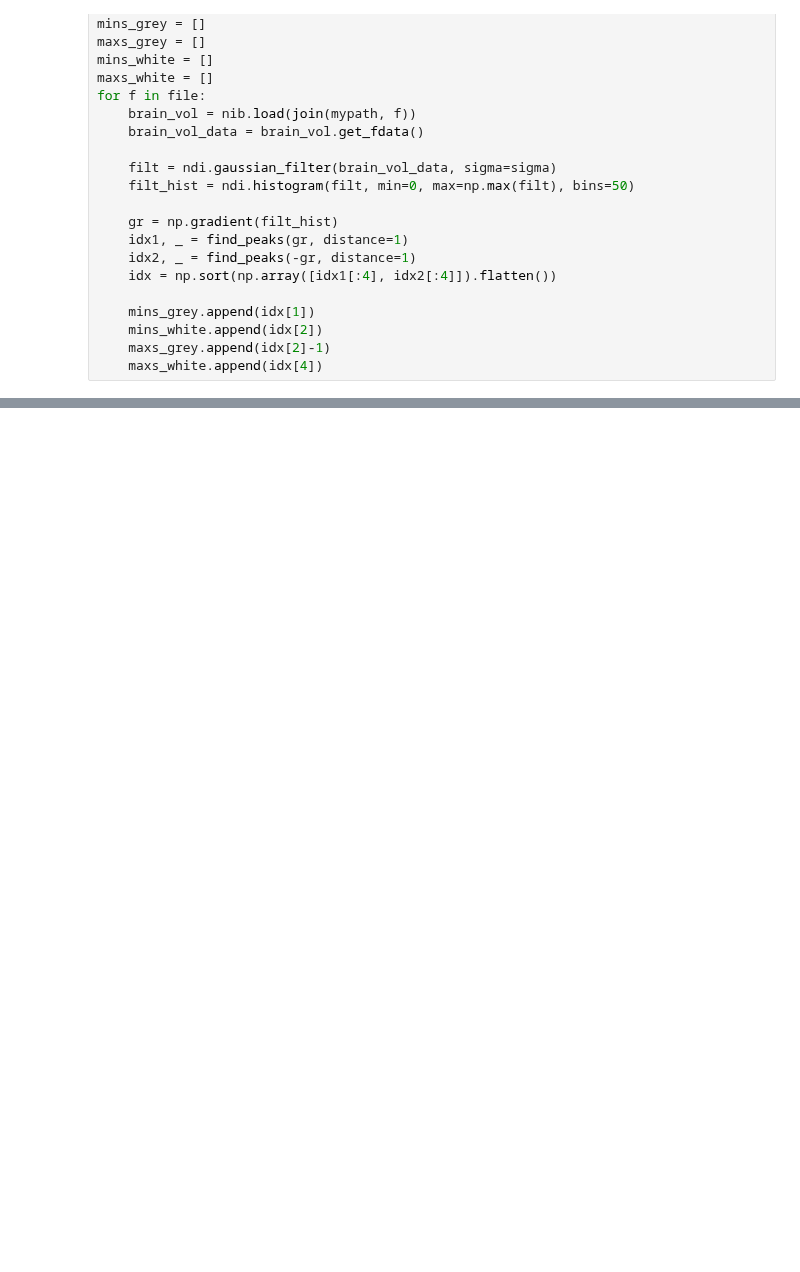
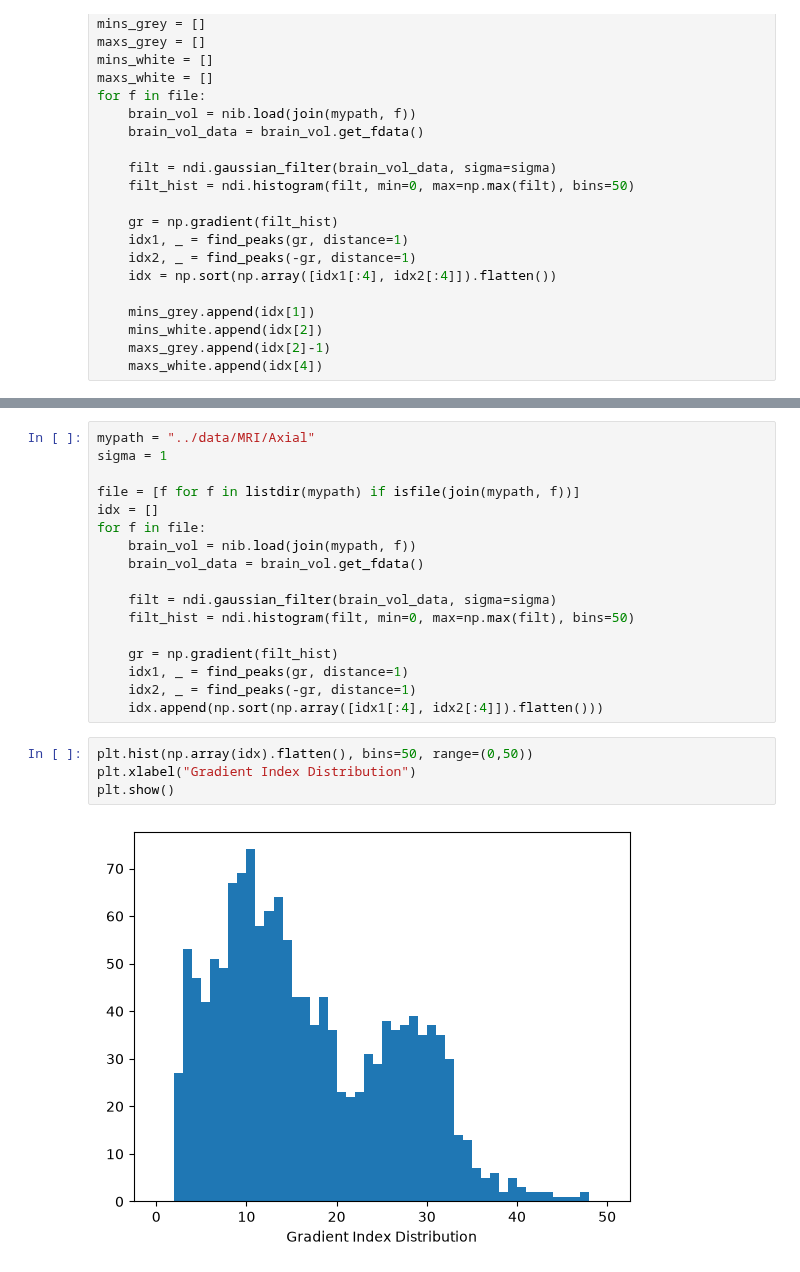
Before and after one commit to Erdos-Projects/fall-2026-autism, a Jupyter notebook: notebooks/feature_selection.ipynb, the cells around one changed output, grey strips where cells are left out. Saved outputs shown, nothing was run; the diff lists cells and outputs as text; blank space fills up the shorter version.

```diff
--- a/notebooks/feature_selection.ipynb
+++ b/notebooks/feature_selection.ipynb
@@ -59,0 +66,23 @@ plt.show()
+# %%
+mypath = "../data/MRI/Axial"
+sigma = 1
+
+file = [f for f in listdir(mypath) if isfile(join(mypath, f))]
+idx = []
+for f in file:
+    brain_vol = nib.load(join(mypath, f))
+    brain_vol_data = brain_vol.get_fdata()
+
+    filt = ndi.gaussian_filter(brain_vol_data, sigma=sigma)
+    filt_hist = ndi.histogram(filt, min=0, max=np.max(filt), bins=50)
+
+    gr = np.gradient(filt_hist)
+    idx1, _ = find_peaks(gr, distance=1)
+    idx2, _ = find_peaks(-gr, distance=1)
+    idx.append(np.sort(np.array([idx1[:4], idx2[:4]]).flatten()))
+# %%
+plt.hist(np.array(idx).flatten(), bins=50, range=(0,50))
+plt.xlabel("Gradient Index Distribution")
+plt.show()
+# %% [output]
+[figure, added]
```
Also changed, not shown: parts of 3 cells of this notebook.
